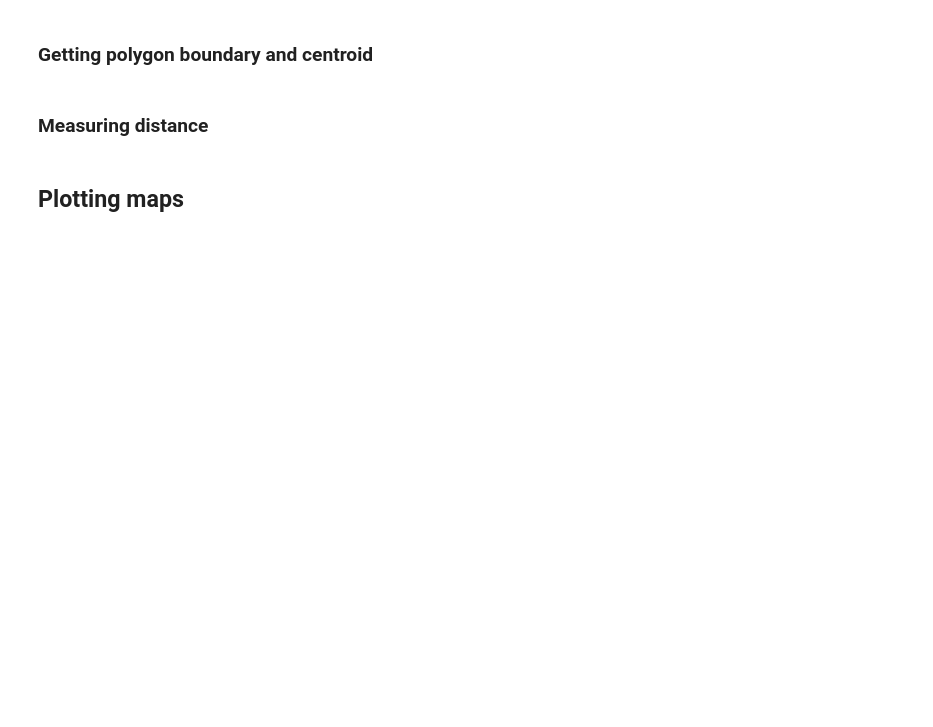
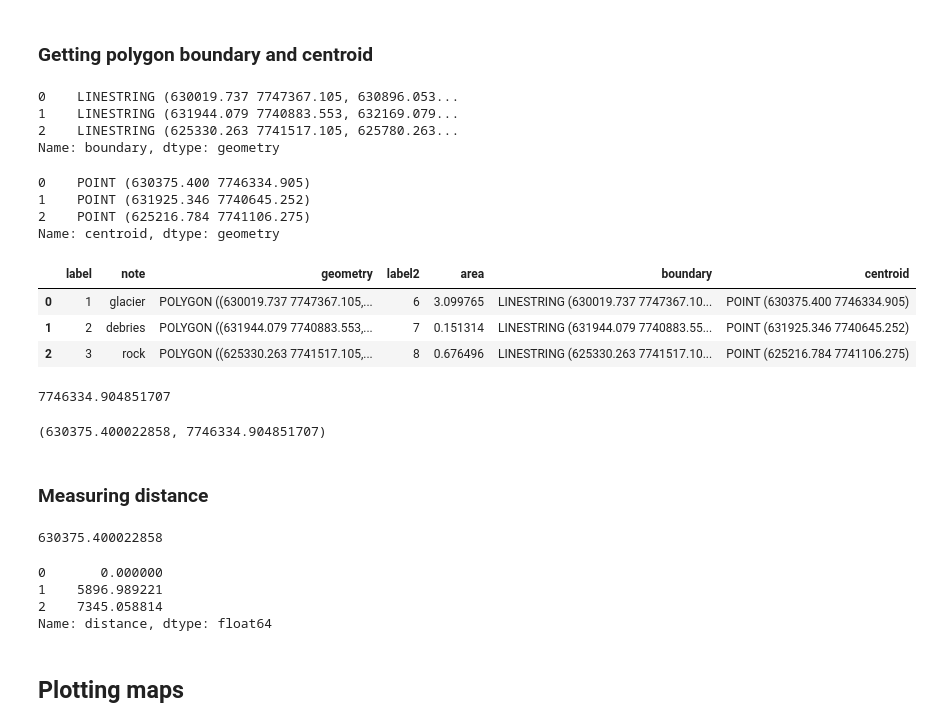
Before and after one commit to lbrodsky/ml_geography, a Jupyter notebook: 04_GeoPython/04_2_LAB_mlgeo_GeoPython_geopandas.ipynb, the cells around one changed output. Saved outputs shown, nothing was run; the diff lists cells and outputs as text; code cells hidden in the pictures; blank space fills up the shorter version.

```diff
--- a/04_GeoPython/04_2_LAB_mlgeo_GeoPython_geopandas.ipynb
+++ b/04_GeoPython/04_2_LAB_mlgeo_GeoPython_geopandas.ipynb
@@ -63,0 +78,2 @@ gdf.head()
+# %%
+gdf['label2'] = gdf['label'] + 5
@@ -63,0 +87,2 @@ gdf.head()
+# %%
+gdf.iloc[1]['note'] = 'debris'
@@ -84,18 +133,50 @@ gdf["area"].head()
 # %%
 gdf['boundary'] = gdf.boundary
 gdf['boundary']
+# %% [output]
+0    LINESTRING (630019.737 7747367.105, 630896.053...
+1    LINESTRING (631944.079 7740883.553, 632169.079...
+2    LINESTRING (625330.263 7741517.105, 625780.263...
+Name: boundary, dtype: geometry
 # %%
 gdf['centroid'] = gdf.centroid
 gdf['centroid']
+# %% [output]
+0    POINT (630375.400 7746334.905)
+1    POINT (631925.346 7740645.252)
+2    POINT (625216.784 7741106.275)
+Name: centroid, dtype: geometry
+# %%
+gdf
+# %% [output]
+|  | label | note | geometry | label2 | area | boundary | centroid |
+| 0 | 1 | glacier | POLYGON ((630019.737 7747367.105,... | 6 | 3.099765 | LINESTRING (630019.737 7747367.10... | POINT (630375.400 7746334.905) |
+| 1 | 2 | debries | POLYGON ((631944.079 7740883.553,... | 7 | 0.151314 | LINESTRING (631944.079 7740883.55... | POINT (631925.346 7740645.252) |
+| 2 | 3 | rock | POLYGON ((625330.263 7741517.105,... | 8 | 0.676496 | LINESTRING (625330.263 7741517.10... | POINT (625216.784 7741106.275) |
+# %%
+gdf['centroid'].iloc[0].y
+# %% [output]
+7746334.904851707
 # %%
 # coordinates of the first centroid
 gdf['centroid'].iloc[0].x, gdf['centroid'].iloc[0].y
+# %% [output]
+(630375.400022858, 7746334.904851707)
 # %% [markdown]
 ### Measuring distance
 # %%
 first_point = gdf['centroid'].iloc[0]
-gdf['distance'] = gdf['centroid'].distance(first_point)
-gdf['distance']
+first_point.x
+# %% [output]
+630375.400022858
+# %%
+gdf['distance'] = gdf['centroid'].distance(first_point)
+gdf['distance']
+# %% [output]
+0       0.000000
+1    5896.989221
+2    7345.058814
+Name: distance, dtype: float64
 # %% [markdown]
 ## Plotting maps
 # %%
```
Also changed, not shown: parts of 15 cells of this notebook, 1 other file.
